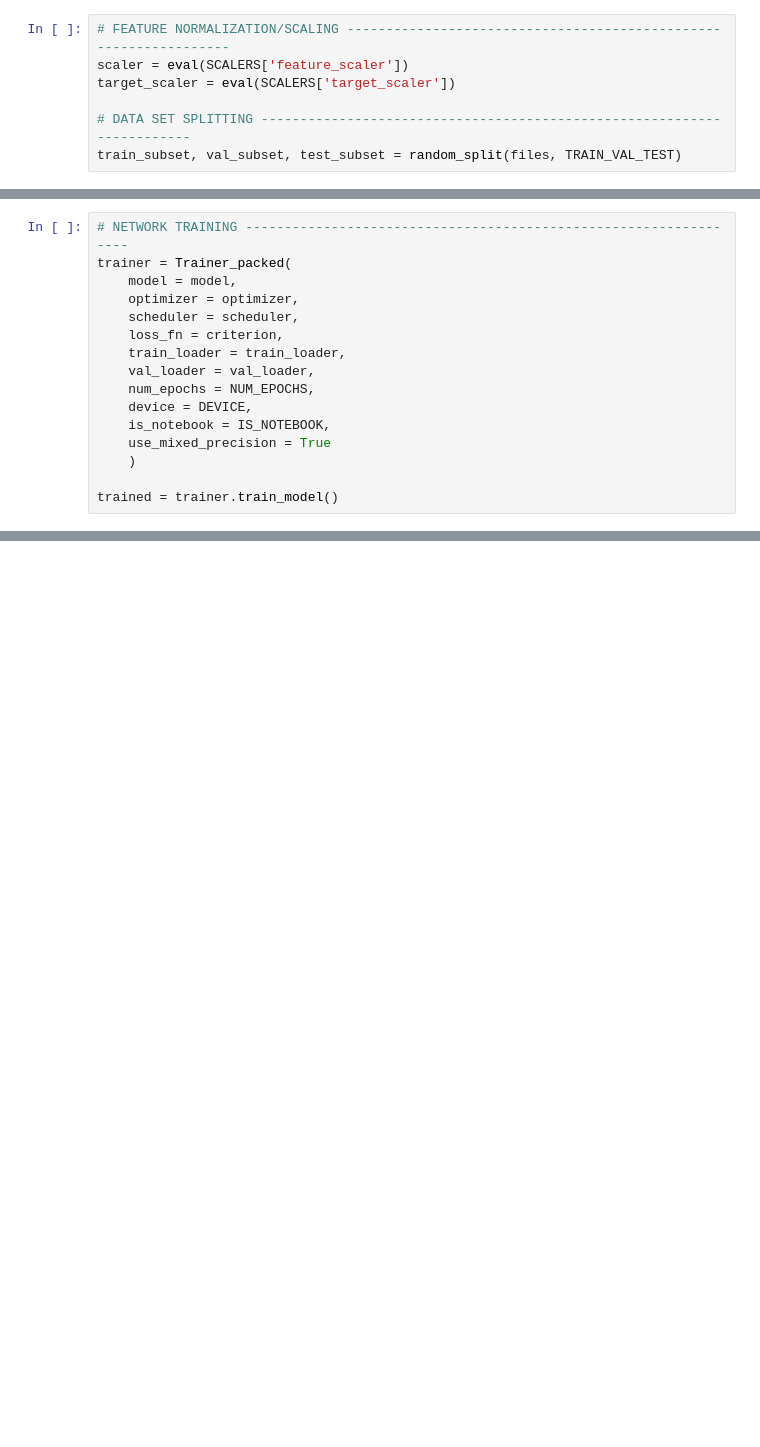
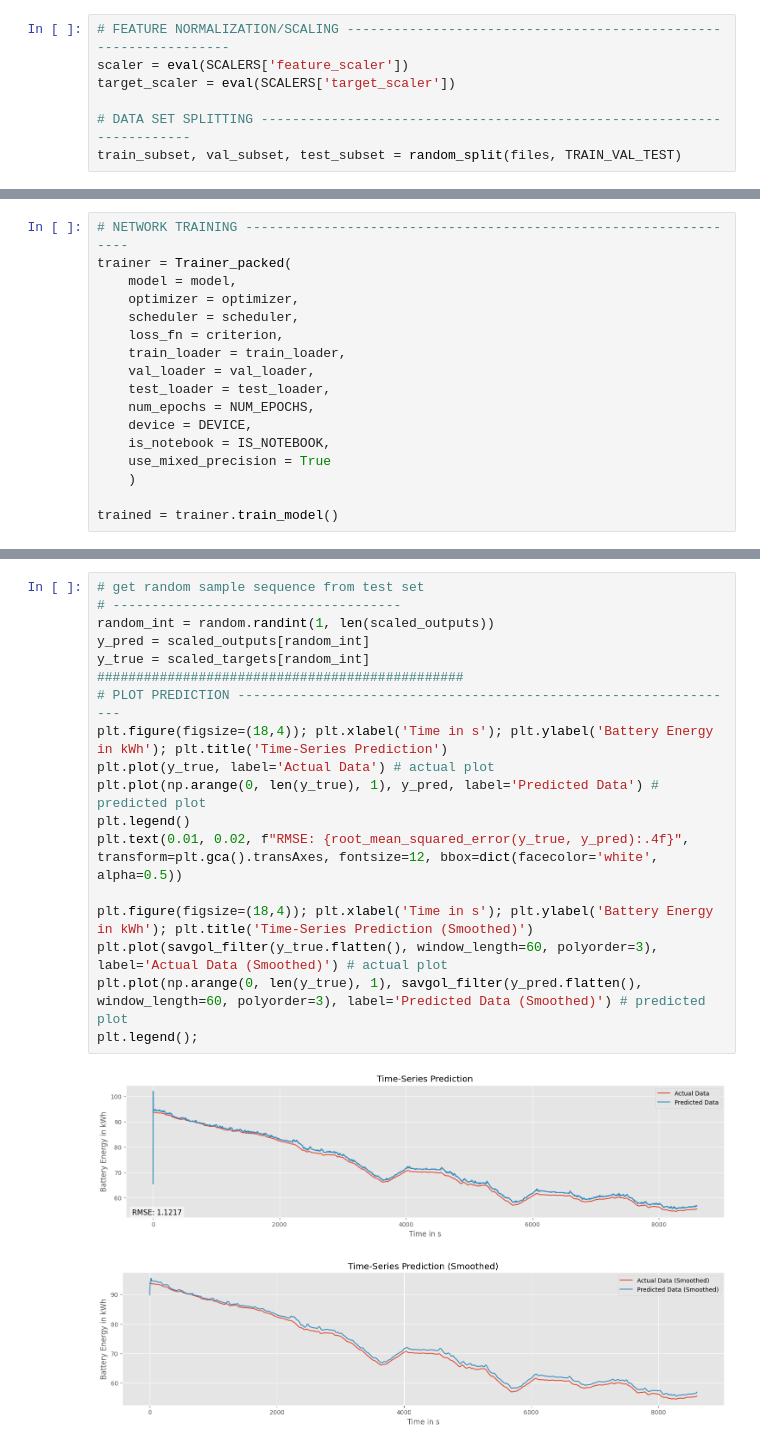
Before and after one commit to willsieg/MA-eR-PINN, a Jupyter notebook: src/LSTM/DataPipeline.ipynb, the cells around one changed output, grey strips where cells are left out. Saved outputs shown, nothing was run; the diff lists cells and outputs as text; blank space fills up the shorter version.

```diff
--- a/src/LSTM/DataPipeline.ipynb
+++ b/src/LSTM/DataPipeline.ipynb
@@ -752,6 +813,7 @@ trainer = Trainer_packed(
     loss_fn = criterion,
     train_loader = train_loader,
     val_loader = val_loader,
+    test_loader = test_loader,
     num_epochs = NUM_EPOCHS,
     device = DEVICE,
     is_notebook = IS_NOTEBOOK,
@@ -906,0 +1129,21 @@ plt.legend();
+# %%
+# get random sample sequence from test set
+# -------------------------------------
+random_int = random.randint(1, len(scaled_outputs))
+y_pred = scaled_outputs[random_int]
+y_true = scaled_targets[random_int]
+###############################################
+# PLOT PREDICTION -----------------------------------------------------------------
+plt.figure(figsize=(18,4)); plt.xlabel('Time in s'); plt.ylabel('Battery Energy in kWh'); plt.title('Time-Series Prediction')
+plt.plot(y_true, label='Actual Data') # actual plot
+plt.plot(np.arange(0, len(y_true), 1), y_pred, label='Predicted Data') # predicted plot
+plt.legend()
+plt.text(0.01, 0.02, f"RMSE: {root_mean_squared_error(y_true, y_pred):.4f}", transform=plt.gca().transAxes, fontsize=12, bbox=dict(facecolor='white', alpha=0.5))
+
+plt.figure(figsize=(18,4)); plt.xlabel('Time in s'); plt.ylabel('Battery Energy in kWh'); plt.title('Time-Series Prediction (Smoothed)')
+plt.plot(savgol_filter(y_true.flatten(), window_length=60, polyorder=3), label='Actual Data (Smoothed)') # actual plot
+plt.plot(np.arange(0, len(y_true), 1), savgol_filter(y_pred.flatten(), window_length=60, polyorder=3), label='Predicted Data (Smoothed)') # predicted plot
+plt.legend();
+# %% [output]
+[figure, added]
+[figure, added]
```
Also changed, not shown: parts of 21 cells of this notebook, 21 other files.
